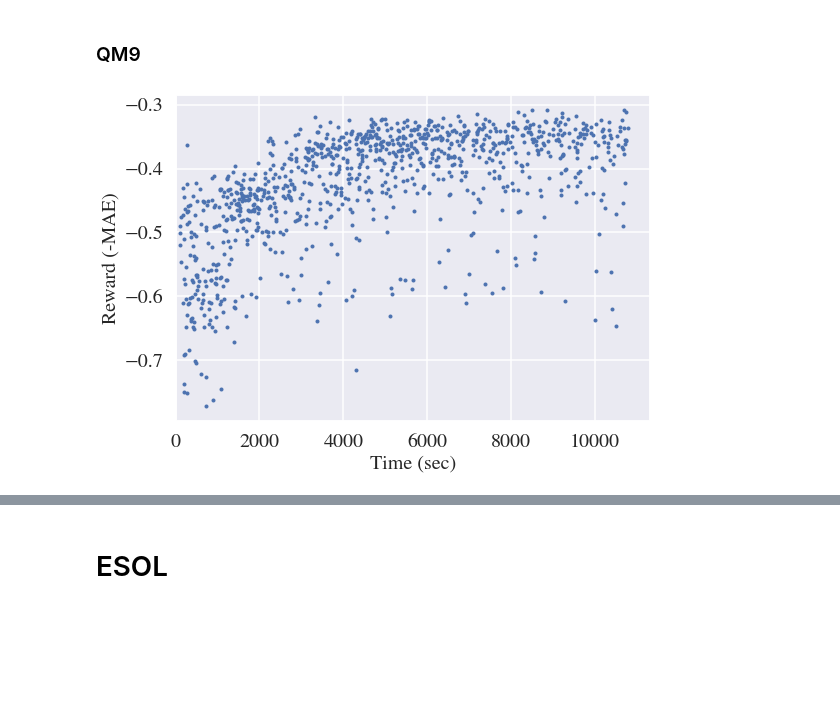
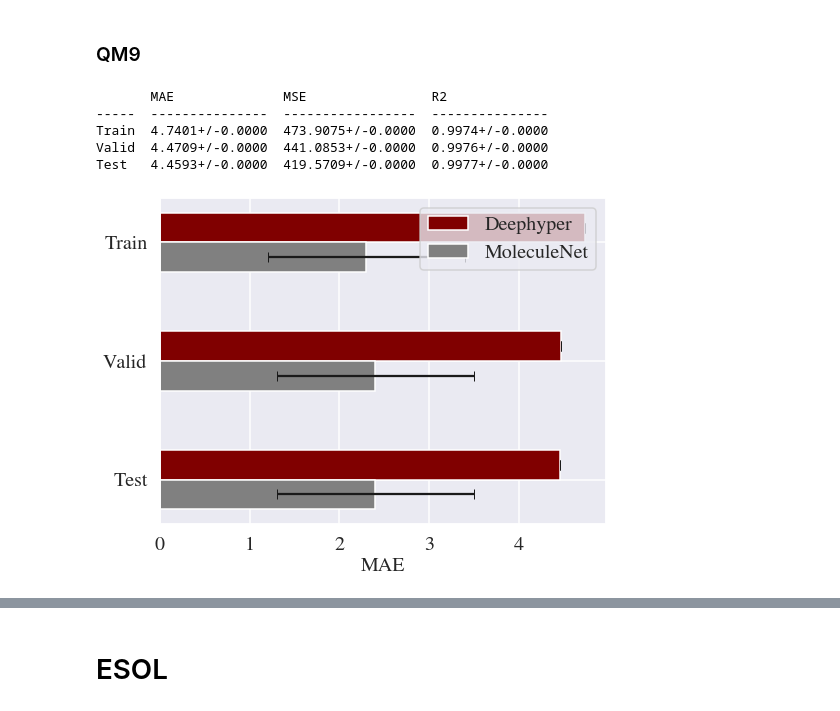
Before and after one commit to sjiang87/molnet, a Jupyter notebook: analysis.ipynb, the cells around one changed output, grey strips where cells are left out. Drawn from its saved outputs; the diff is of its cells as text; code cells hidden in the pictures; blank space fills up the shorter version.

```diff
--- a/analysis.ipynb
+++ b/analysis.ipynb
@@ -137,7 +143,7 @@ def feature_importance(DATA_DIR, PLOT_DIR):
 # %% [markdown]
 ### 4.1 MoleculeNet vs Deephyeper
 # %%
-def mol_vs_deep(DATA_DIR, PLOT_DIR, mol_m, mol_s, metric='MAE'):
+def mol_vs_deep(DATA_DIR, PLOT_DIR, mol_m, mol_s, metric='MAE', plot=False):
     m, s = three_random_mean_std(DATA_DIR=DATA_DIR)
     labels = ["Train", "Valid", "Test"]
     if metric is 'MAE':
@@ -153,6 +159,8 @@ def mol_vs_deep(DATA_DIR, PLOT_DIR, mol_m, mol_s, metric='MAE'):
     plt.xlabel(f"{metric}")
     plt.legend(loc=1)
     plt.savefig(PLOT_DIR + f"{metric}_compare.png", dpi=300)
+    if not plot:
+        plt.close();
 # %% [markdown]
 # QM7
 # %%
@@ -266,6 +226,13 @@ QM9_PLOT_DIR = r"/mnt/d/plots/anl/qm9/"
 QM9_DATA_DIR = r"/mnt/d/machinelearning2/ANL/qm9/run_0721/"
 QM9_data = load_json(QM9_DATA_DIR + 'data_2020-07-24_04.json')
 # %%
-plot_reward_vs_time(QM9_data, QM9_PLOT_DIR)
+plot_reward_vs_time(QM9_data, QM9_PLOT_DIR, plot=False)
-# %% [output]
-[figure, removed]
+# %%
+mol_vs_deep(QM9_DATA_DIR, QM9_PLOT_DIR, [2.3, 2.4, 2.4], [1.1, 1.1, 1.1], metric='MAE')
+# %% [output]
+       MAE              MSE                R2
+-----  ---------------  -----------------  ---------------
+Train  4.7401+/-0.0000  473.9075+/-0.0000  0.9974+/-0.0000
+Valid  4.4709+/-0.0000  441.0853+/-0.0000  0.9976+/-0.0000
+Test   4.4593+/-0.0000  419.5709+/-0.0000  0.9977+/-0.0000
+[figure, added]
```
Also changed, not shown: parts of 43 cells of this notebook.
